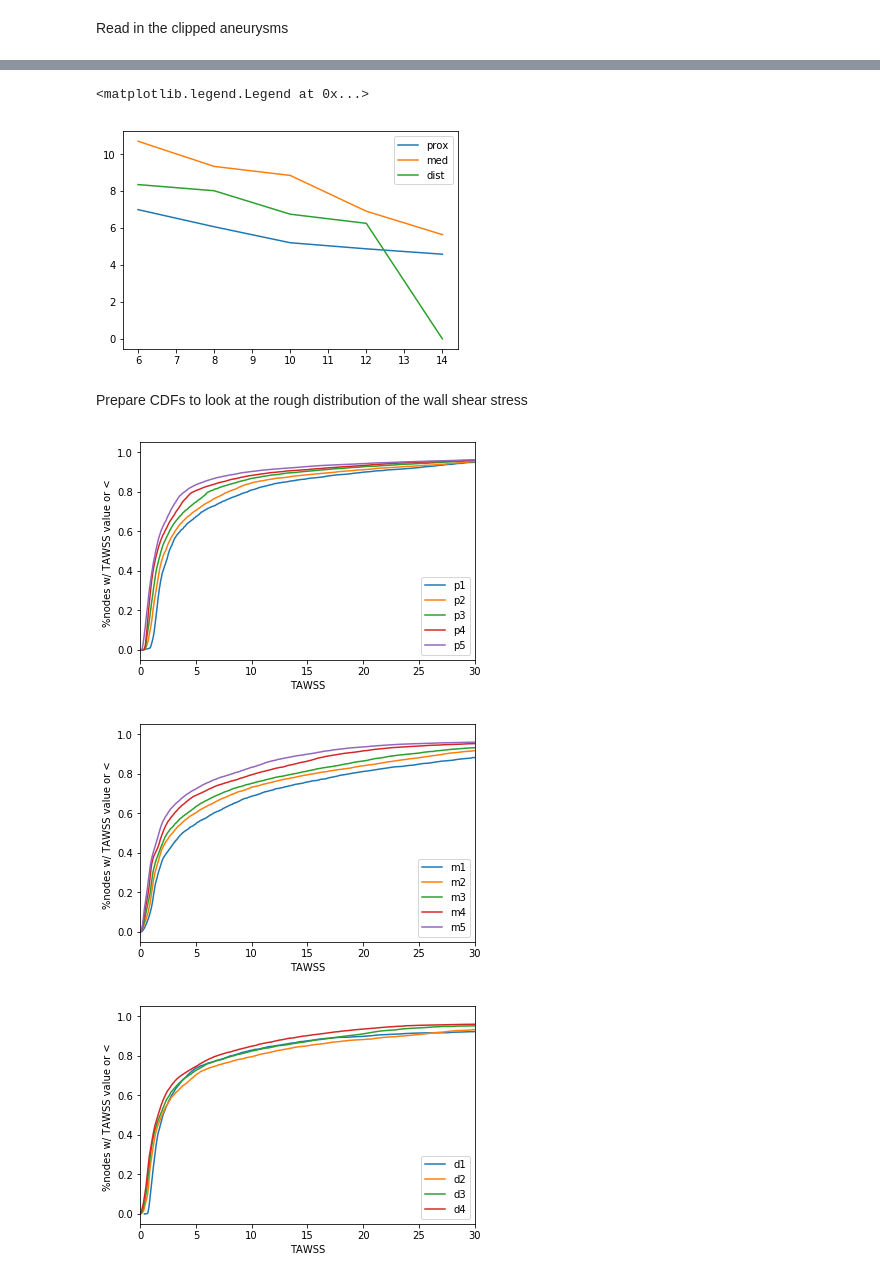
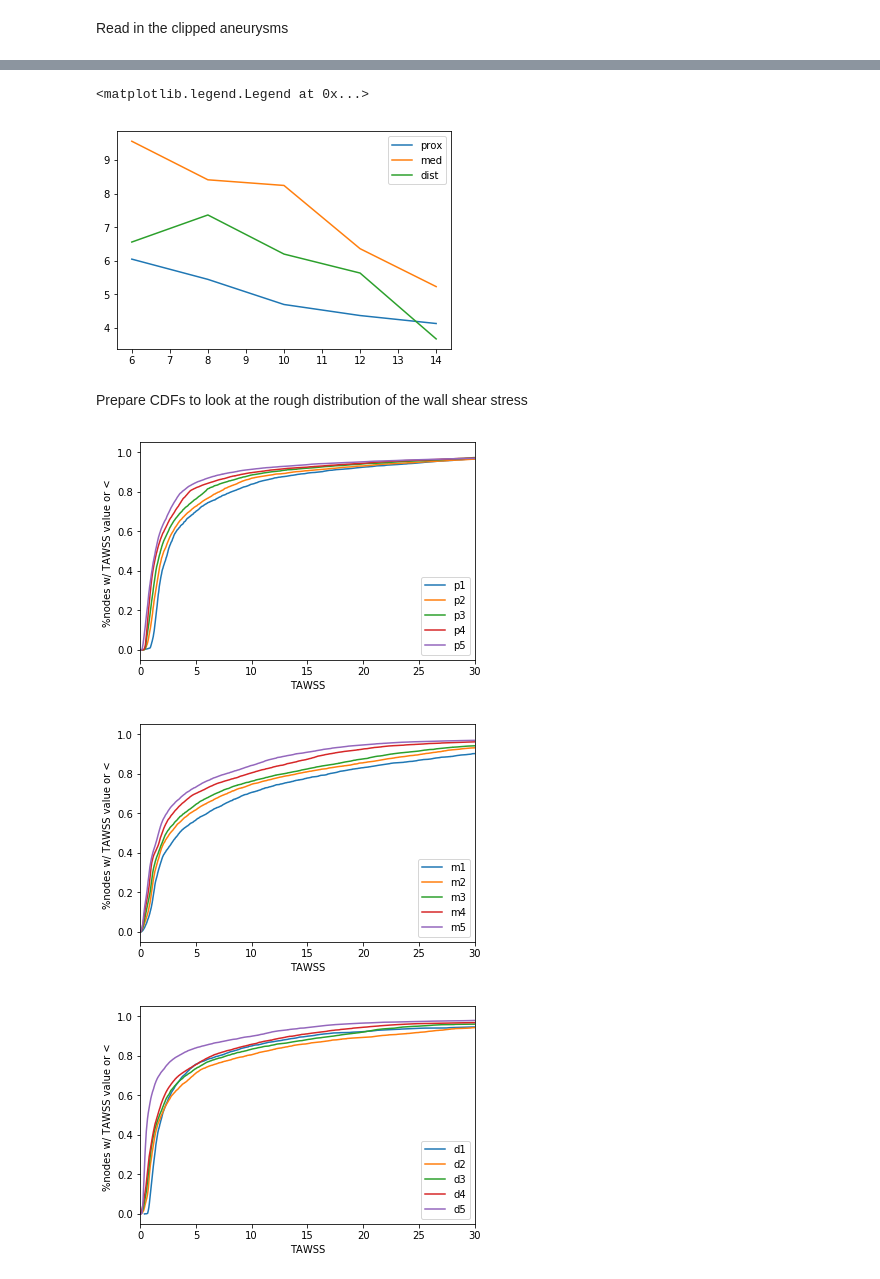
Before and after one commit to StanfordCBCL/KD-project, a Jupyter notebook: PreliminaryAnalysis.ipynb, the cells around one changed output, grey strips where cells are left out. Saved outputs shown, nothing was run; the diff lists cells and outputs as text; code cells hidden in the pictures.

```diff
--- a/PreliminaryAnalysis.ipynb
+++ b/PreliminaryAnalysis.ipynb
@@ -40,12 +40,12 @@ def return_polydata(path, return_reader=False):
 # %% [markdown]
 Read in the clipped aneurysms
 # %%
-clipped_dir = 'clipped_results/'
+clipped_dir = 'clipped_results_short/'
 vessel = 'RCA/'
 zscores=[6, 8, 10, 12, 14]
 proximal = ['p1', 'p2', 'p3', 'p4', 'p5']
 medial = ['m1', 'm2', 'm3', 'm4', 'm5']
-distal = ['d1', 'd2', 'd3', 'd4']
+distal = ['d1', 'd2', 'd3', 'd4', 'd5']
 # %%
 vtawss_dict = {}
 vtawss_avgs = np.zeros((3, 5))
@@ -99,25 +115,25 @@ for i in range(len([proximal, medial, distal])):
 plt.legend()
 # %% [output]
 <matplotlib.legend.Legend at 0x...>
-[figure, old version]
+[figure, new version]
 # %% [markdown]
 Prepare CDFs to look at the rough distribution of the wall shear stress
 # %%
 labels = [['p1', 'p2', 'p3', 'p4', 'p5'],
           ['m1', 'm2', 'm3', 'm4', 'm5'],
-          ['d1', 'd2', 'd3', 'd4']]
+          ['d1', 'd2', 'd3', 'd4', 'd5']]
 
 for i, labelset in enumerate(labels):
     plt.figure()
     for j, label in enumerate(labelset):
         ss = vtawss_dict[(i, j)]
         ss_sorted = np.sort(ss)
         plt.plot(ss_sorted, np.array(range(len(ss)))/float(len(ss)), label=label)
     plt.legend()
     plt.xlim(0, 30)
     plt.xlabel('TAWSS')
     plt.ylabel('%nodes w/ TAWSS value or < ')
 # %% [output]
-[figure, old version]
+[figure, new version]
-[figure, old version]
+[figure, new version]
-[figure, old version]
+[figure, new version]
```
Also changed, not shown: parts of 3 cells of this notebook, 2 other files.
